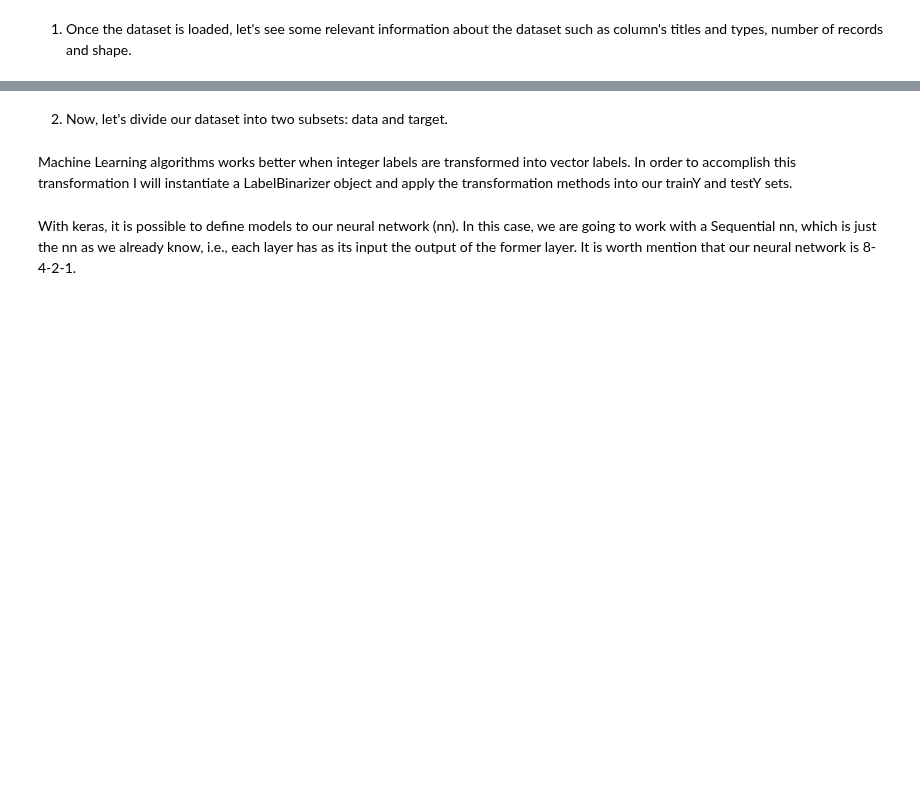
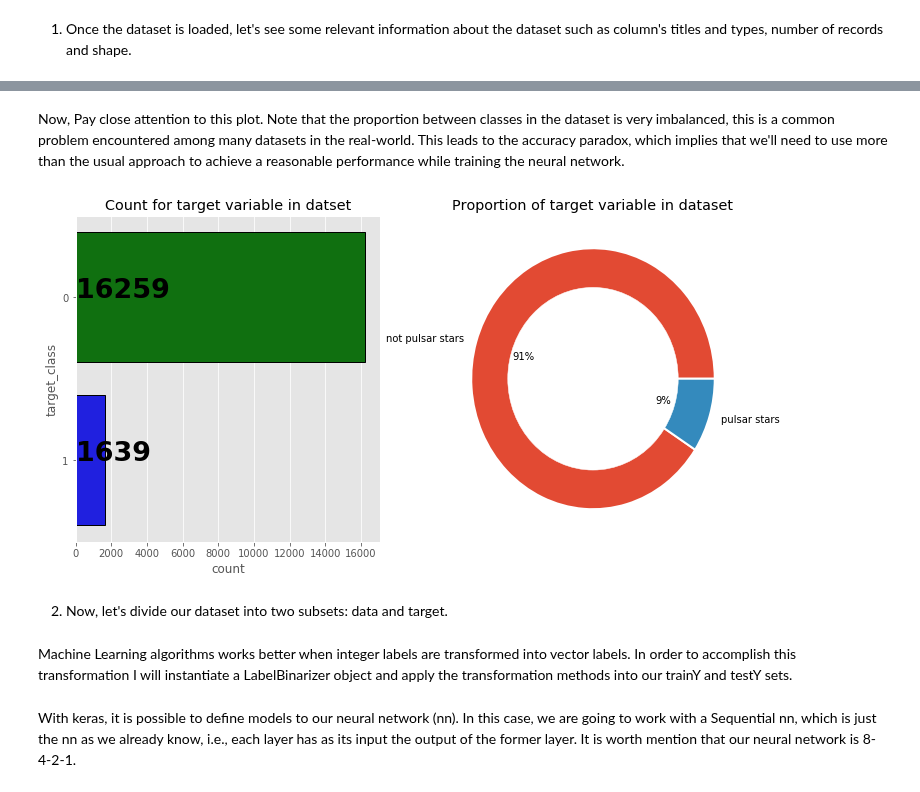
Before and after one commit to alexandrehsd/predicting-pulsar-stars, a Jupyter notebook: predicting_pulsar_stars.ipynb, the cells around one changed output, grey strips where cells are left out. Drawn from its saved outputs; the diff is of its cells as text; code cells hidden in the pictures; blank space fills up the shorter version.

```diff
--- a/predicting_pulsar_stars.ipynb
+++ b/predicting_pulsar_stars.ipynb
@@ -24,3 +67,28 @@ print(dataset.info())
+# %% [markdown]
+Now, Pay close attention to this plot. Note that the proportion between classes in the dataset is very imbalanced, this is a common problem encountered among many datasets in the real-world. This leads to the accuracy paradox, which implies that we'll need to use more than the usual approach to achieve a reasonable performance while training the neural network.
+# %%
+plt.figure(figsize=(12,6))
+plt.subplot(121)
+ax = sns.countplot(y = dataset["target_class"],
+                   palette=["g","b"],
+                   linewidth=1,
+                   edgecolor="k"*2)
+for i,j in enumerate(dataset["target_class"].value_counts().values):
+    ax.text(.7,i,j,weight = "bold",fontsize = 27)
+plt.title("Count for target variable in datset")
+
+
+plt.subplot(122)
+plt.pie(dataset["target_class"].value_counts().values,
+        labels=["not pulsar stars","pulsar stars"],
+        autopct="%1.0f%%",wedgeprops={"linewidth":2,"edgecolor":"white"})
+my_circ = plt.Circle((0,0),.7,color = "white")
+plt.gca().add_artist(my_circ)
+plt.subplots_adjust(wspace = .2)
+plt.title("Proportion of target variable in dataset")
+plt.savefig('proportion_between_classes.jpg')
+# %% [output]
+[figure, added]
 # %% [markdown]
 2. Now, let's divide our dataset into two subsets: data and target.
 # %%
```
Also changed, not shown: parts of 10 cells of this notebook.
